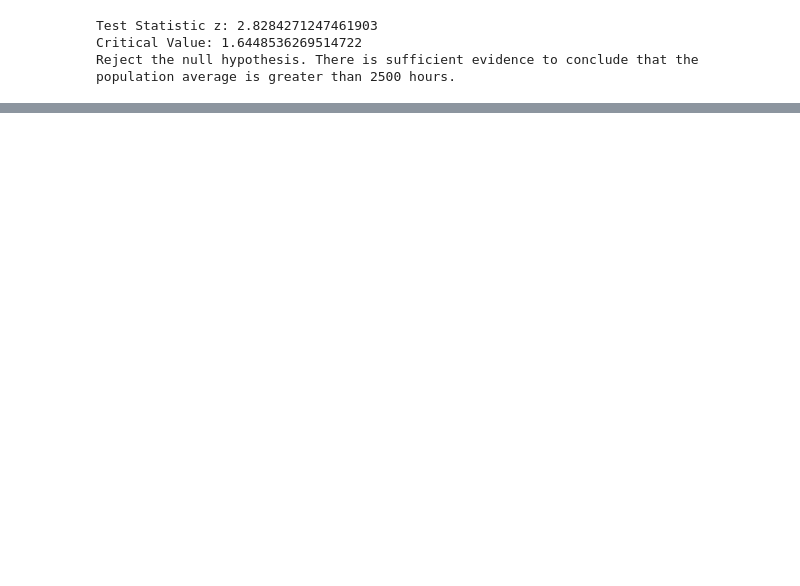
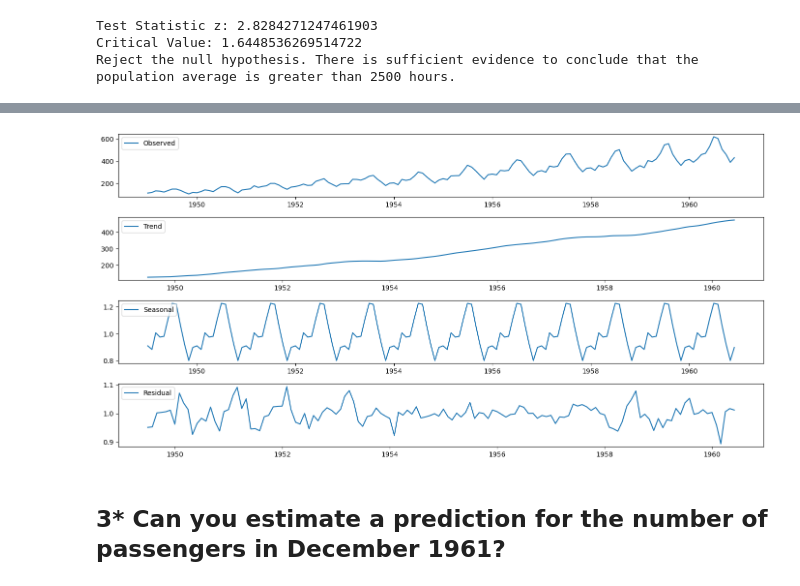
Before and after one commit to AkanchhaChoudhary/MSc-Data_Management_and_Business_Analytics, a Jupyter notebook: First_Trimester/Final_Assessment_Akanchha_Choudhary_96616.ipynb, the cells around one changed output, grey strips where cells are left out. Cells and saved outputs as stored; diff of their text form; code cells hidden in the pictures; blank space fills up the shorter version.

```diff
--- a/First_Trimester/Coding and statistics with python/Final_Assessment_Akanchha_Choudhary.ipynb
+++ b/First_Trimester/Final_Assessment_Akanchha_Choudhary_96616.ipynb
@@ -551,0 +510,31 @@ plt.show()
+# %%
+from statsmodels.tsa.seasonal import seasonal_decompose
+
+# Perform multiplicative decomposition
+result_mul = seasonal_decompose(df['#Passengers'], model='multiplicative', period=12)
+
+# Plot the decomposed components
+plt.figure(figsize=(14, 7))
+
+plt.subplot(411)
+plt.plot(result_mul.observed, label='Observed')
+plt.legend(loc='upper left')
+
+plt.subplot(412)
+plt.plot(result_mul.trend, label='Trend')
+plt.legend(loc='upper left')
+
+plt.subplot(413)
+plt.plot(result_mul.seasonal, label='Seasonal')
+plt.legend(loc='upper left')
+
+plt.subplot(414)
+plt.plot(result_mul.resid, label='Residual')
+plt.legend(loc='upper left')
+
+plt.tight_layout()
+plt.show()
+# %% [output]
+[figure, added]
+# %% [markdown]
+## 3* Can you estimate a prediction for the number of passengers in December 1961?
```
Also changed, not shown: parts of 42 cells of this notebook, 3 other files.
